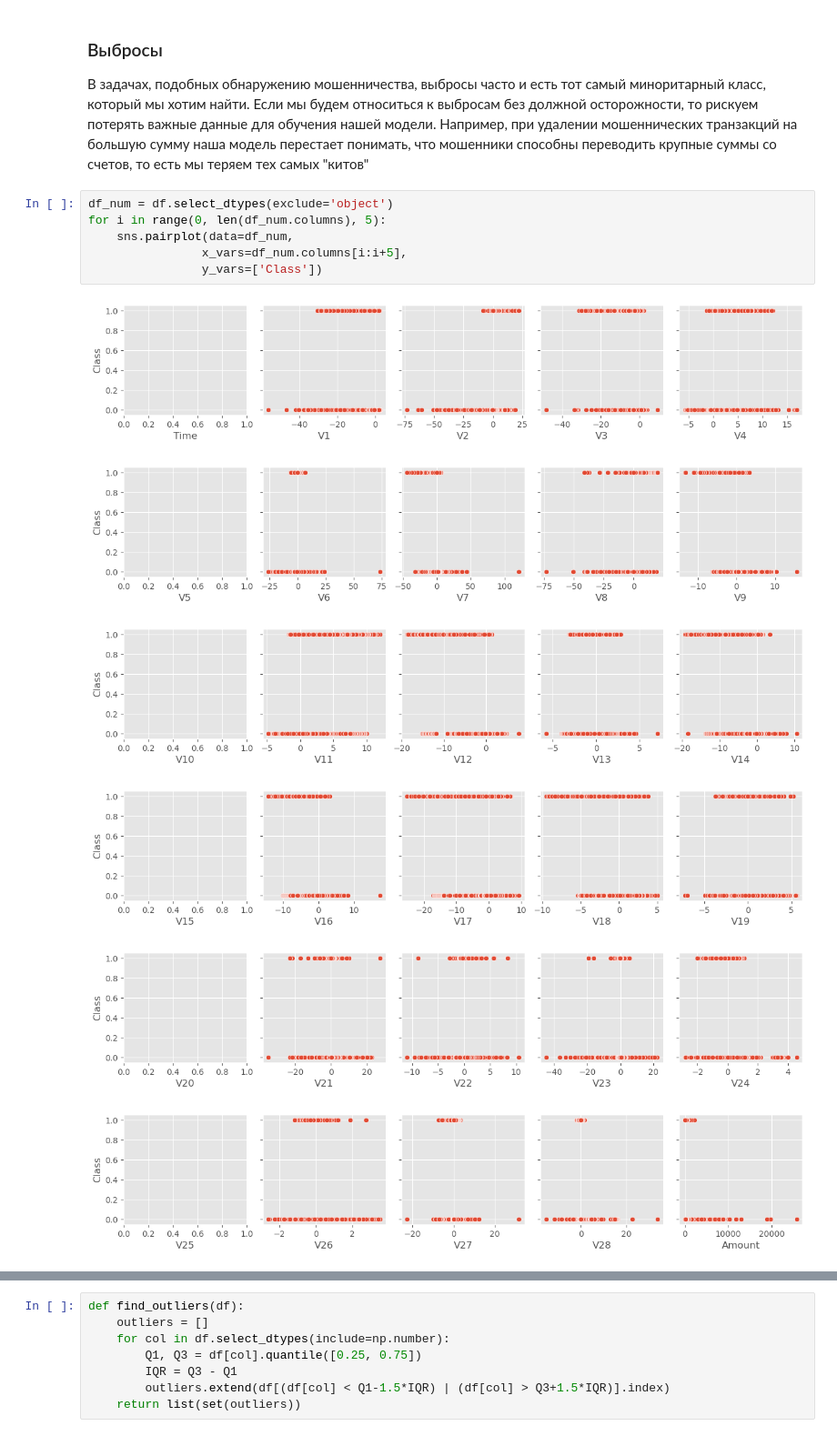
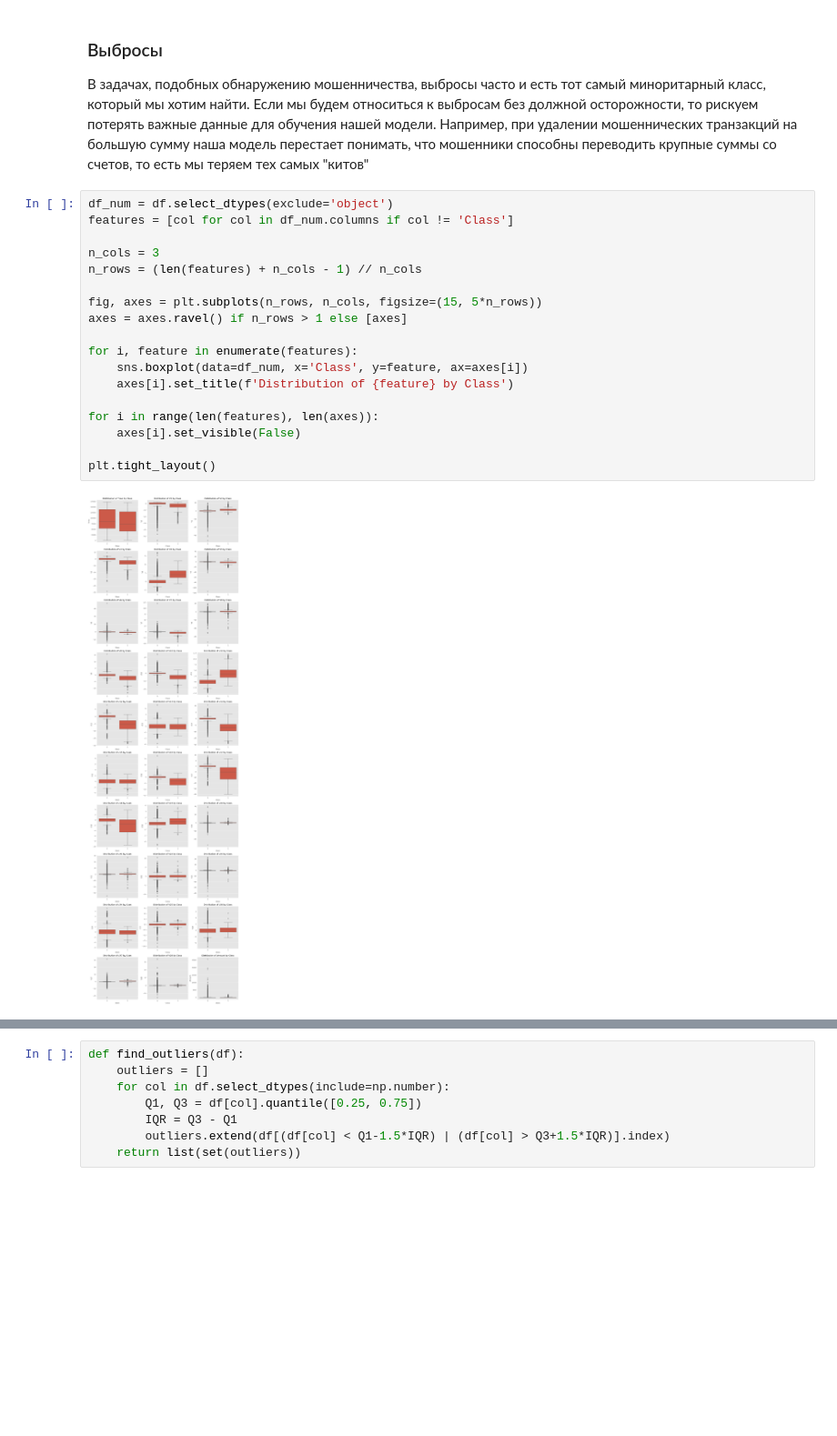
Before and after one commit to 0xJakuzya/Credit-Fraud-Detection, a Jupyter notebook: credit-fraud-detection.ipynb, the cells around one changed output, grey strips where cells are left out. Shown at 91% size. Saved outputs shown, nothing was run; the diff lists cells and outputs as text; blank space fills up the shorter version.

```diff
--- a/credit-fraud-detection.ipynb
+++ b/credit-fraud-detection.ipynb
@@ -136,14 +143,21 @@ sns.countplot('Class', data=df)
 В задачах, подобных обнаружению мошенничества, выбросы часто и есть тот самый миноритарный класс, который мы хотим найти. Если мы будем относиться к выбросам без должной осторожности, то рискуем потерять важные данные для обучения нашей модели. Например, при удалении мошеннических транзакций на большую сумму наша модель перестает понимать, что мошенники способны переводить крупные суммы со счетов, то есть мы теряем тех самых "китов"
 # %%
 df_num = df.select_dtypes(exclude='object')
-for i in range(0, len(df_num.columns), 5):
-    sns.pairplot(data=df_num,
-                x_vars=df_num.columns[i:i+5],
-                y_vars=['Class'])
+features = [col for col in df_num.columns if col != 'Class']
+
+n_cols = 3
+n_rows = (len(features) + n_cols - 1) // n_cols
+
+fig, axes = plt.subplots(n_rows, n_cols, figsize=(15, 5*n_rows))
+axes = axes.ravel() if n_rows > 1 else [axes]
+
+for i, feature in enumerate(features):
+    sns.boxplot(data=df_num, x='Class', y=feature, ax=axes[i])
+    axes[i].set_title(f'Distribution of {feature} by Class')
+
+for i in range(len(features), len(axes)):
+    axes[i].set_visible(False)
+
+plt.tight_layout()
 # %% [output]
-[figure, old version]
+[figure, new version]
-[figure, removed]
-[figure, removed]
-[figure, removed]
-[figure, removed]
-[figure, removed]
```
Also changed, not shown: parts of 20 cells of this notebook.
